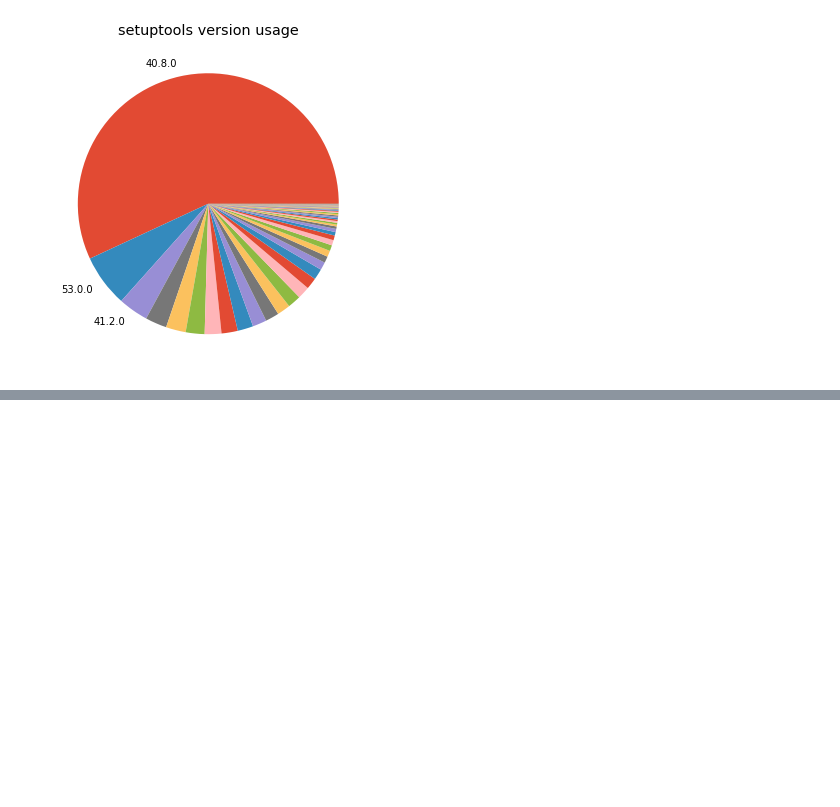
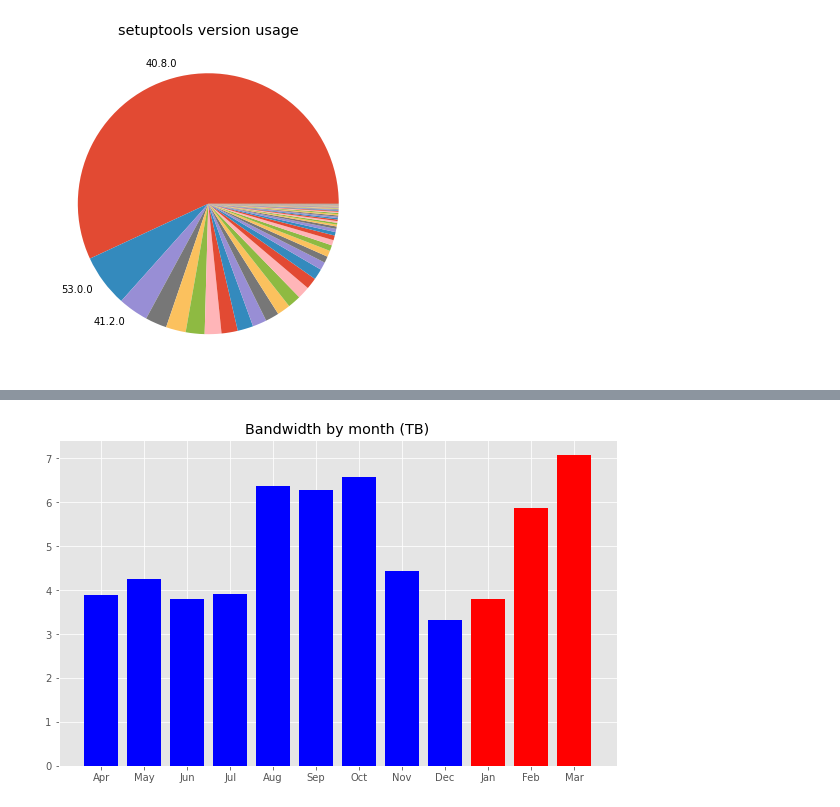
Before and after one commit to piwheels/stats, a Jupyter notebook: 2021q1.ipynb, the cells around one changed output, grey strips where cells are left out. Cells and saved outputs as stored; diff of their text form; code cells hidden in the pictures; blank space fills up the shorter version.

```diff
--- a/2021q1.ipynb
+++ b/2021q1.ipynb
@@ -827,0 +899,26 @@ plt.show()
+# %%
+bandwidth_by_month = {
+    'Apr': bandwidth_totals['202004'],
+    'May': bandwidth_totals['202005'],
+    'Jun': bandwidth_totals['202006'],
+    'Jul': bandwidth_totals['202007'],
+    'Aug': bandwidth_totals['202008'],
+    'Sep': bandwidth_totals['202009'],
+    'Oct': bandwidth_totals['202010'],
+    'Nov': bandwidth_totals['202011'],
+    'Dec': bandwidth_totals['202012'],
+    'Jan': bandwidth_totals['202101'],
+    'Feb': bandwidth_totals['202102'],
+    'Mar': bandwidth_totals['202103'],
+}
+
+colors = ['blue']*9 + ['red']*3
+plt.bar(range(len(bandwidth_by_month)), bandwidth_by_month.values(), color=colors)
+plt.title('Bandwidth by month (TB)')
+plt.xticks(range(len(bandwidth_by_month)), list(bandwidth_by_month.keys()))
+
+plt.savefig('bandwidth-by-month.png')
+
+plt.show()
+# %% [output]
+[figure, added]
```
Also changed, not shown: parts of 7 cells of this notebook.
